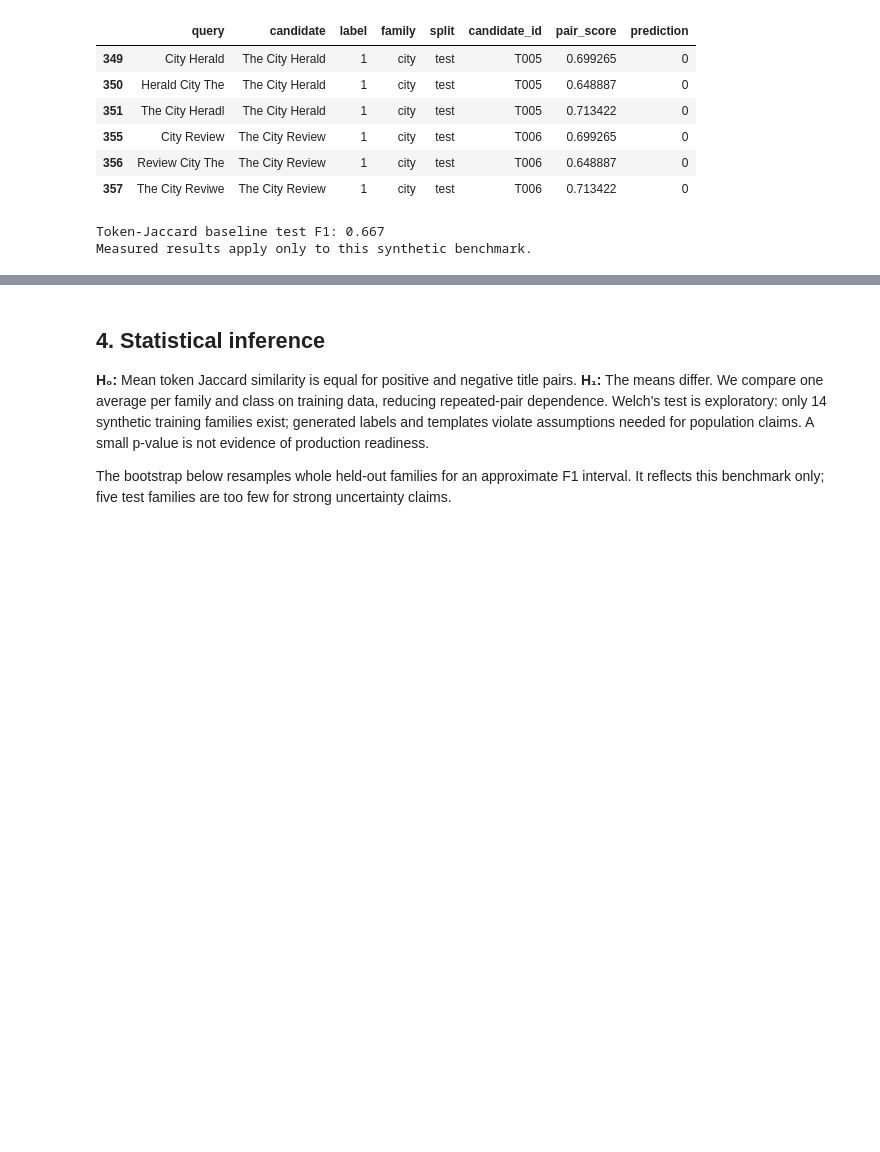
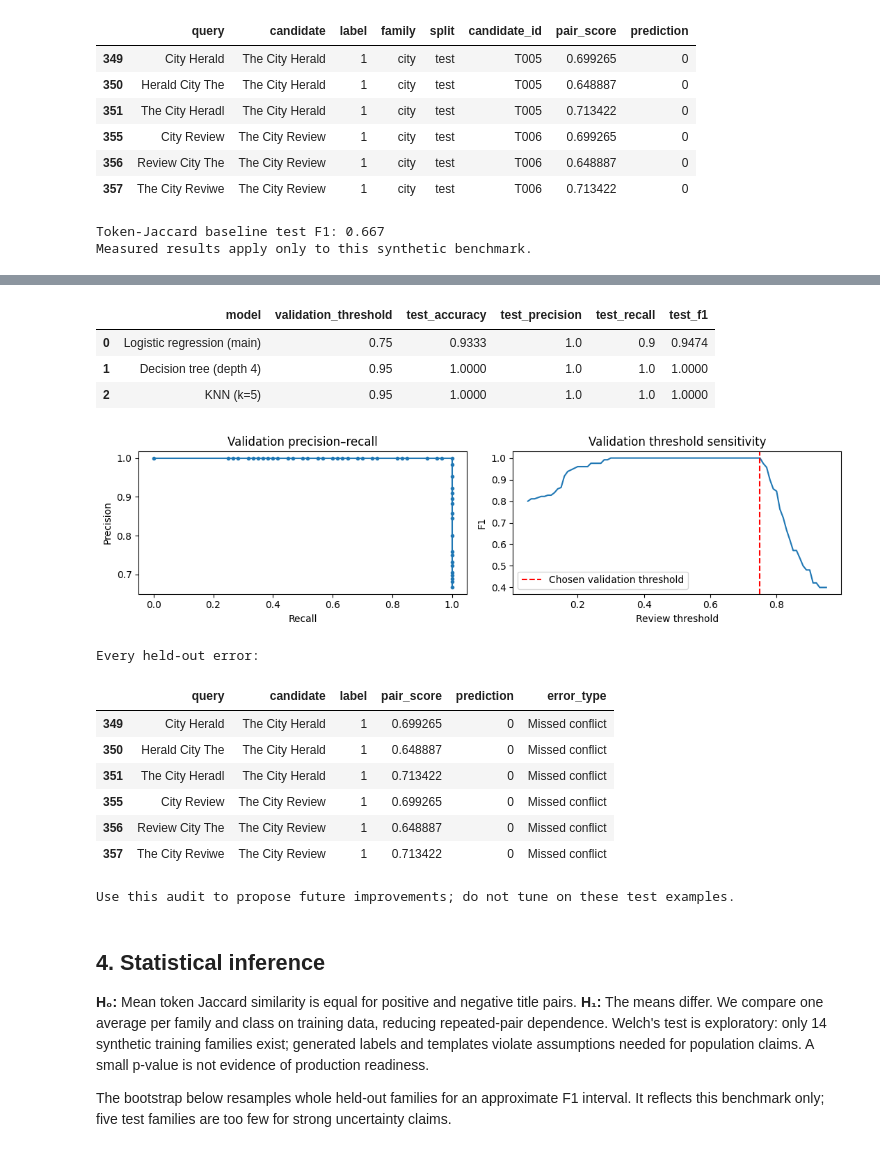
Before and after one commit to Jeshurun-Pon-Mcgrath/Jeffrin_QC, a Jupyter notebook: TitleGuard_SIH1782.ipynb, the cells around one changed output, grey strips where cells are left out. Cells and saved outputs as stored; diff of their text form; code cells hidden in the pictures; blank space fills up the shorter version.

Commit message:
Add explainable matching, batch checking and model diagnostics to Colab notebook

```diff
--- a/TitleGuard_SIH1782.ipynb
+++ b/TitleGuard_SIH1782.ipynb
@@ -120,6 +135,21 @@ class TitleVerifier:
         else:
             out["decision"] = np.where(out.exact_match, "EXACT MATCH", "REVIEW (UNTRAINED)")
         return out.reset_index(drop=True)
+
+    def explain(self, query, candidate):
+        """Local logistic evidence; contributions sum to the log-odds margin."""
+        if self.model is None:
+            raise RuntimeError('Train the pair classifier first.')
+        names = ['Normalized equality', 'Token Jaccard', 'Sequence similarity', 'Length ratio', 'Trigram Jaccard']
+        values = np.array(features(query, candidate))
+        contributions = values * self.model.coef_[0]
+        table = pd.DataFrame({'feature': names, 'value': values,
+                              'weight': self.model.coef_[0], 'log_odds_contribution': contributions})
+        margin = float(contributions.sum() + self.model.intercept_[0])
+        score = float(self.model.predict_proba([values])[0, 1])
+        shared = sorted(set(normalize(query).split()) & set(normalize(candidate).split()))
+        return table, {'shared_tokens': shared, 'intercept': float(self.model.intercept_[0]),
+                       'log_odds': margin, 'pair_score': score, 'threshold': self.threshold}
 # %%
 from pathlib import Path
 from io import BytesIO
@@ -310,3 +345,58 @@ Measured results apply only to this synthetic benchmark.
+# %%
+from sklearn.tree import DecisionTreeClassifier
+from sklearn.neighbors import KNeighborsClassifier
+from sklearn.metrics import accuracy_score, precision_score, recall_score, precision_recall_curve
+
+train_pairs, validation_pairs, heldout_pairs = [pairs[pairs.split == split] for split in ['train','validation','test']]
+def pair_matrix(frame):
+    return np.array([features(a,b) for a,b in zip(frame['query'], frame.candidate)])
+X_train, X_val, X_test = map(pair_matrix, [train_pairs, validation_pairs, heldout_pairs])
+comparisons = []
+for name, model in [
+    ('Logistic regression (main)', verifier.model),
+    ('Decision tree (depth 4)', DecisionTreeClassifier(max_depth=4, min_samples_leaf=5, random_state=42)),
+    ('KNN (k=5)', KNeighborsClassifier(n_neighbors=5))]:
+    if model is not verifier.model:
+        model.fit(X_train, train_pairs.label)
+    val_scores = model.predict_proba(X_val)[:,1]
+    threshold = max(np.linspace(.05,.95,91), key=lambda t:(f1_score(validation_pairs.label, val_scores >= t, zero_division=0), t))
+    predicted = model.predict_proba(X_test)[:,1] >= threshold
+    comparisons.append({'model':name,'validation_threshold':threshold,
+                        'test_accuracy':accuracy_score(heldout_pairs.label,predicted),
+                        'test_precision':precision_score(heldout_pairs.label,predicted,zero_division=0),
+                        'test_recall':recall_score(heldout_pairs.label,predicted,zero_division=0),
+                        'test_f1':f1_score(heldout_pairs.label,predicted,zero_division=0)})
+display(pd.DataFrame(comparisons).round(4))
+val_scores = verifier.pair_scores(validation_pairs)
+precision, recall, _ = precision_recall_curve(validation_pairs.label, val_scores)
+fig, axes = plt.subplots(1,2,figsize=(11,3))
+axes[0].plot(recall, precision, marker='.')
+axes[0].set(xlabel='Recall', ylabel='Precision', title='Validation precision–recall')
+threshold_grid = np.linspace(.05,.95,91)
+axes[1].plot(threshold_grid,[f1_score(validation_pairs.label,val_scores>=t,zero_division=0) for t in threshold_grid])
+axes[1].axvline(verifier.threshold, color='red', linestyle='--',label='Chosen validation threshold')
+axes[1].set(xlabel='Review threshold',ylabel='F1',title='Validation threshold sensitivity')
+axes[1].legend(); plt.tight_layout(); plt.show()
+print('Every held-out error:')
+audit = test_predictions[test_predictions.label != test_predictions.prediction].copy()
+audit['error_type'] = np.where(audit.label == 1, 'Missed conflict', 'Unnecessary review')
+display(audit[['query','candidate','label','pair_score','prediction','error_type']])
+print('Use this audit to propose future improvements; do not tune on these test examples.')
+# %% [output]
+|  | model | validation_threshold | test_accuracy | test_precision | test_recall | test_f1 |
+| 0 | Logistic regression (main) | 0.75 | 0.9333 | 1.0 | 0.9 | 0.9474 |
+| 1 | Decision tree (depth 4) | 0.95 | 1.0000 | 1.0 | 1.0 | 1.0000 |
+| 2 | KNN (k=5) | 0.95 | 1.0000 | 1.0 | 1.0 | 1.0000 |
+[figure, added]
+Every held-out error:
+|  | query | candidate | label | pair_score | prediction | error_type |
+| 349 | City Herald | The City Herald | 1 | 0.699265 | 0 | Missed conflict |
+| 350 | Herald City The | The City Herald | 1 | 0.648887 | 0 | Missed conflict |
+| 351 | The City Heradl | The City Herald | 1 | 0.713422 | 0 | Missed conflict |
+| 355 | City Review | The City Review | 1 | 0.699265 | 0 | Missed conflict |
+| 356 | Review City The | The City Review | 1 | 0.648887 | 0 | Missed conflict |
+| 357 | The City Reviwe | The City Review | 1 | 0.713422 | 0 | Missed conflict |
+Use this audit to propose future improvements; do not tune on these test examples.
 # %% [markdown]
 ## 4. Statistical inference
 **H₀:** Mean token Jaccard similarity is equal for positive and negative title pairs.
```
Also changed, not shown: parts of 7 cells of this notebook.
